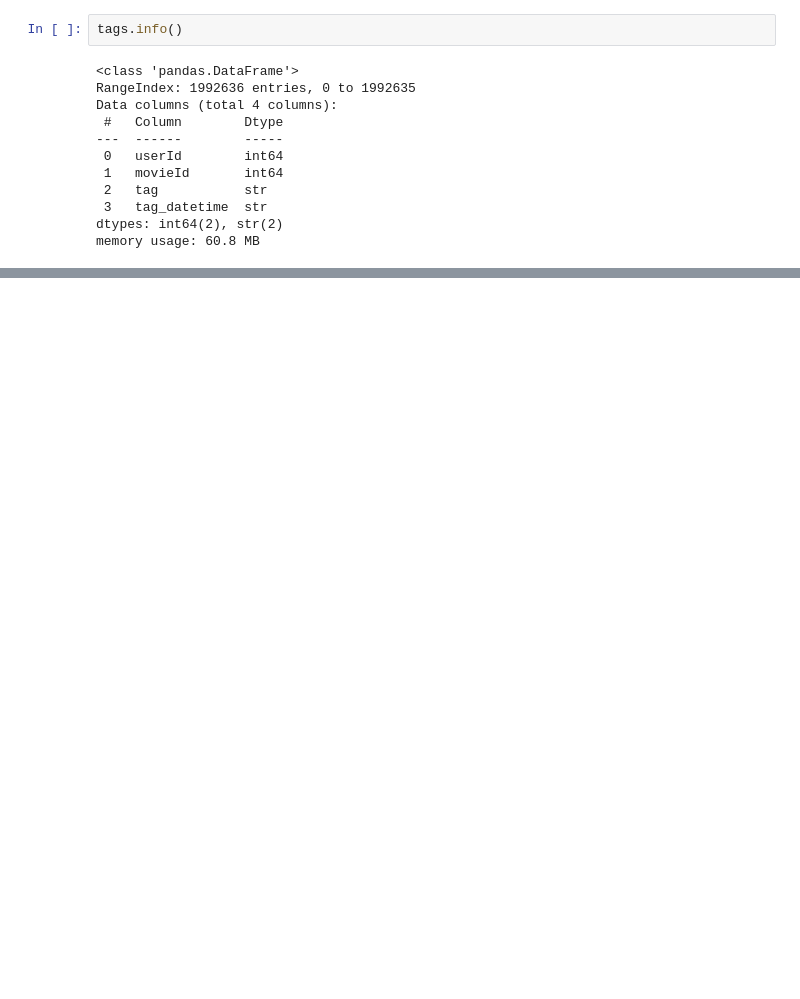
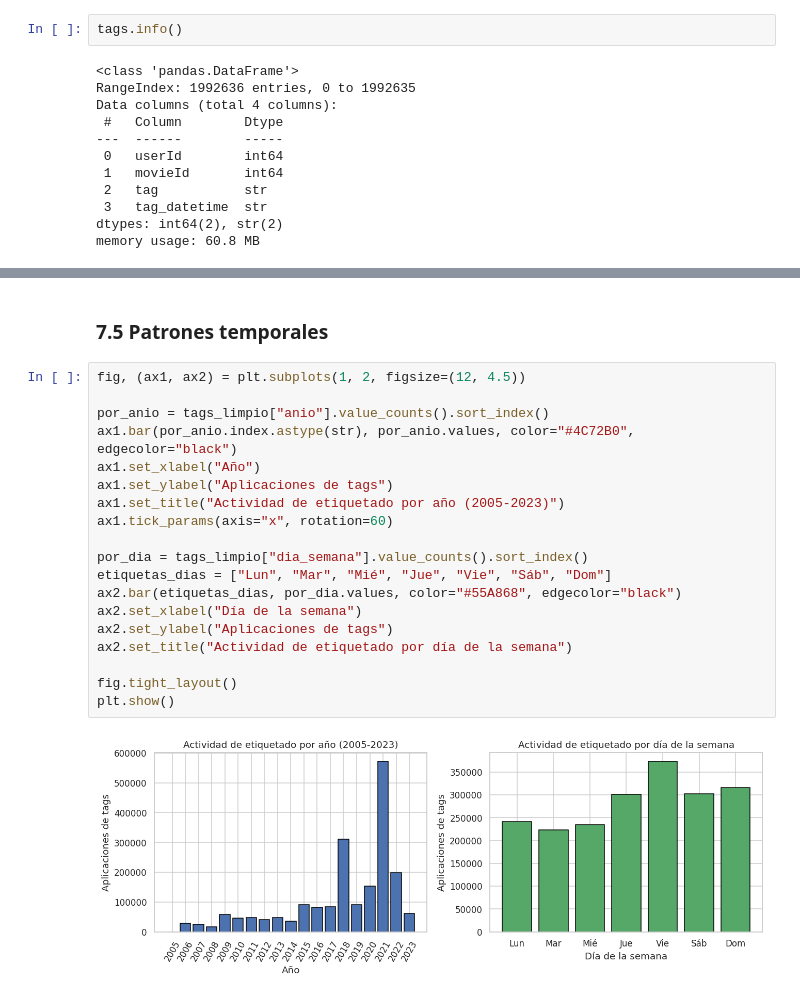
Before and after one commit to AndresCalderonRamirez/Parcial-DIGD, a Jupyter notebook: notebooks/exploration/main/tags.ipynb, the cells around one changed output, grey strips where cells are left out. Drawn from its saved outputs; the diff is of its cells as text; blank space fills up the shorter version.

```diff
--- a/notebooks/exploration/main/tags.ipynb
+++ b/notebooks/exploration/main/tags.ipynb
@@ -469,0 +381,23 @@ usuario si el objetivo es capturar etiquetado genuinamente humano.
+# %% [markdown]
+### 7.5 Patrones temporales
+# %%
+fig, (ax1, ax2) = plt.subplots(1, 2, figsize=(12, 4.5))
+
+por_anio = tags_limpio["anio"].value_counts().sort_index()
+ax1.bar(por_anio.index.astype(str), por_anio.values, color="#4C72B0", edgecolor="black")
+ax1.set_xlabel("Año")
+ax1.set_ylabel("Aplicaciones de tags")
+ax1.set_title("Actividad de etiquetado por año (2005-2023)")
+ax1.tick_params(axis="x", rotation=60)
+
+por_dia = tags_limpio["dia_semana"].value_counts().sort_index()
+etiquetas_dias = ["Lun", "Mar", "Mié", "Jue", "Vie", "Sáb", "Dom"]
+ax2.bar(etiquetas_dias, por_dia.values, color="#55A868", edgecolor="black")
+ax2.set_xlabel("Día de la semana")
+ax2.set_ylabel("Aplicaciones de tags")
+ax2.set_title("Actividad de etiquetado por día de la semana")
+
+fig.tight_layout()
+plt.show()
+# %% [output]
+[figure, added]
```
Also changed, not shown: parts of 102 cells of this notebook.
